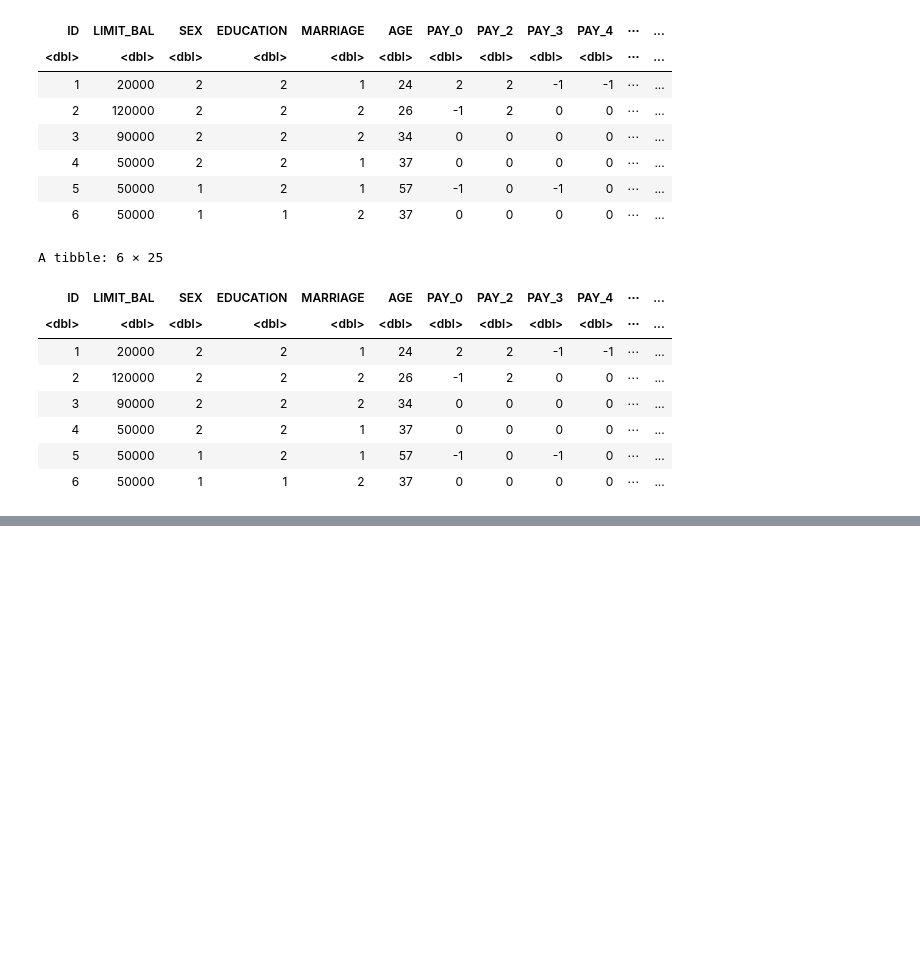
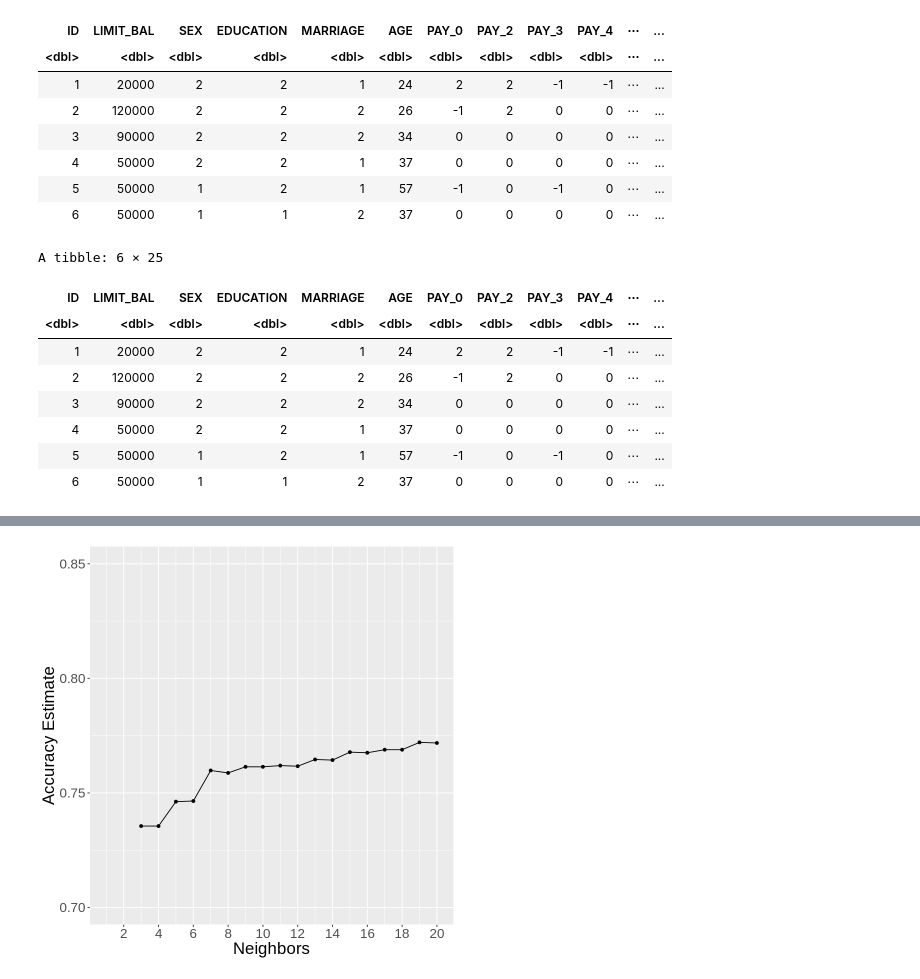
Before and after one commit to berkaytacar/Credit-Default-Predictor-Project, a Jupyter notebook: data_test.ipynb, the cells around one changed output, grey strips where cells are left out. Saved outputs shown, nothing was run; the diff lists cells and outputs as text; code cells hidden in the pictures; blank space fills up the shorter version.

```diff
--- a/data_test.ipynb
+++ b/data_test.ipynb
@@ -146,0 +228,11 @@ Number of Fisher Scoring iterations: 4
+# %%
+cd_vfold <- vfold_cv(cd_training, v=5, strata= default_nm)
+
+grids <- tibble(neighbors = seq(1, 20))
+
+cd_results <- workflow() %>%
+add_recipe(cd_recipe) %>%
+add_model(cd_spec) %>%
+tune_grid(resamples = cd_vfold, grid=grids) %>%
+collect_metrics()
+cd_results
@@ -146,0 +259,4 @@ Number of Fisher Scoring iterations: 4
+# %%
+accuracies <- cd_results %>%
+filter(.metric == 'accuracy')
+accuracies
@@ -146,0 +283,10 @@ Number of Fisher Scoring iterations: 4
+# %%
+cross_val_plot <- ggplot(accuracies, aes(x=neighbors, y=mean)) +
+geom_point() +
+geom_line() +
+labs(x="Neighbors", y="Accuracy Estimate") +
+theme(text = element_text(size = 20)) +
+                  scale_x_continuous(breaks = seq(0, 20, 2)) +
+                  scale_y_continuous(limits = c(0.7, 0.85))
+cross_val_plot
+# %% [output]
@@ -146,0 +297 @@ Number of Fisher Scoring iterations: 4
+[figure, added]
```
Also changed, not shown: parts of 16 cells of this notebook.
